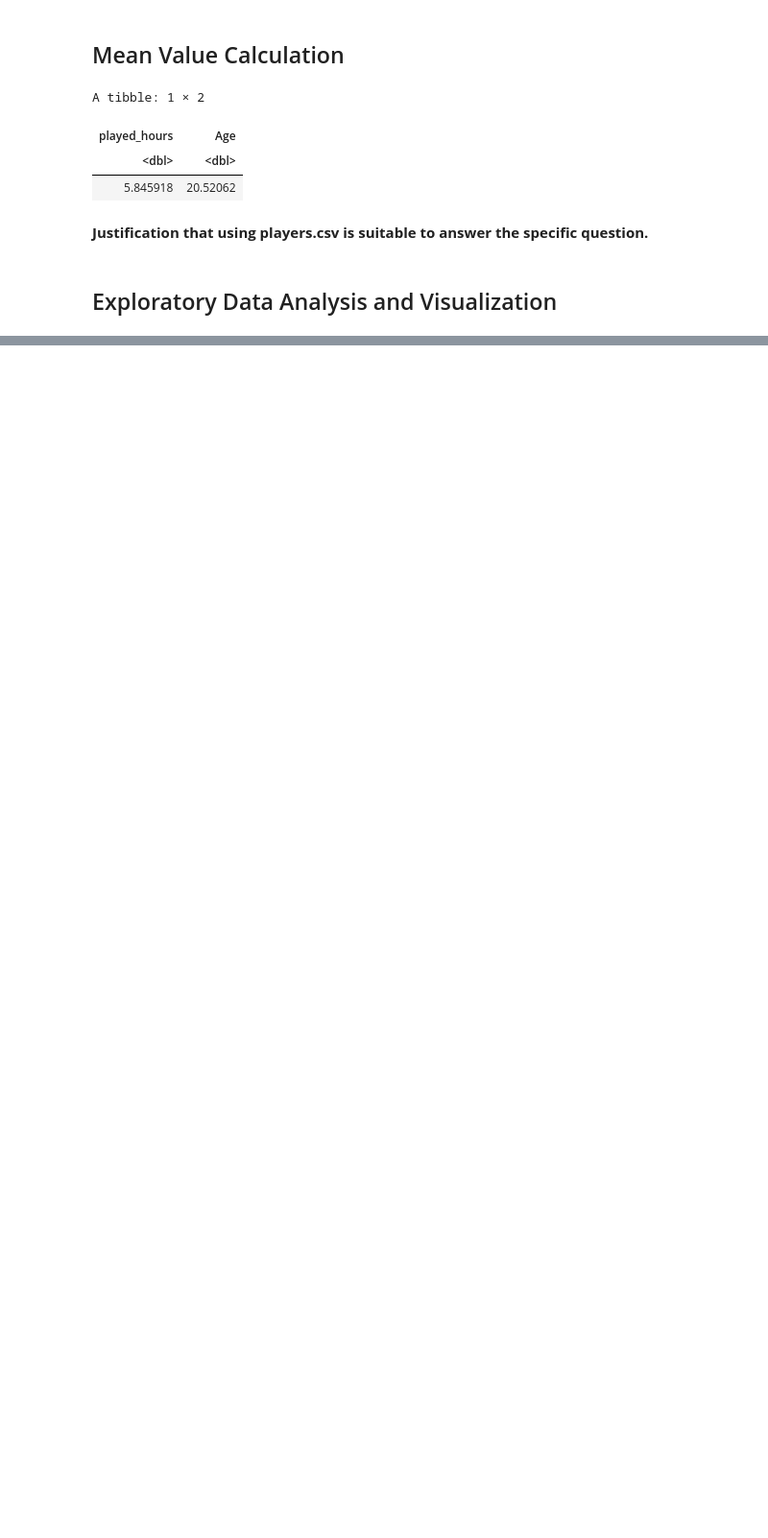
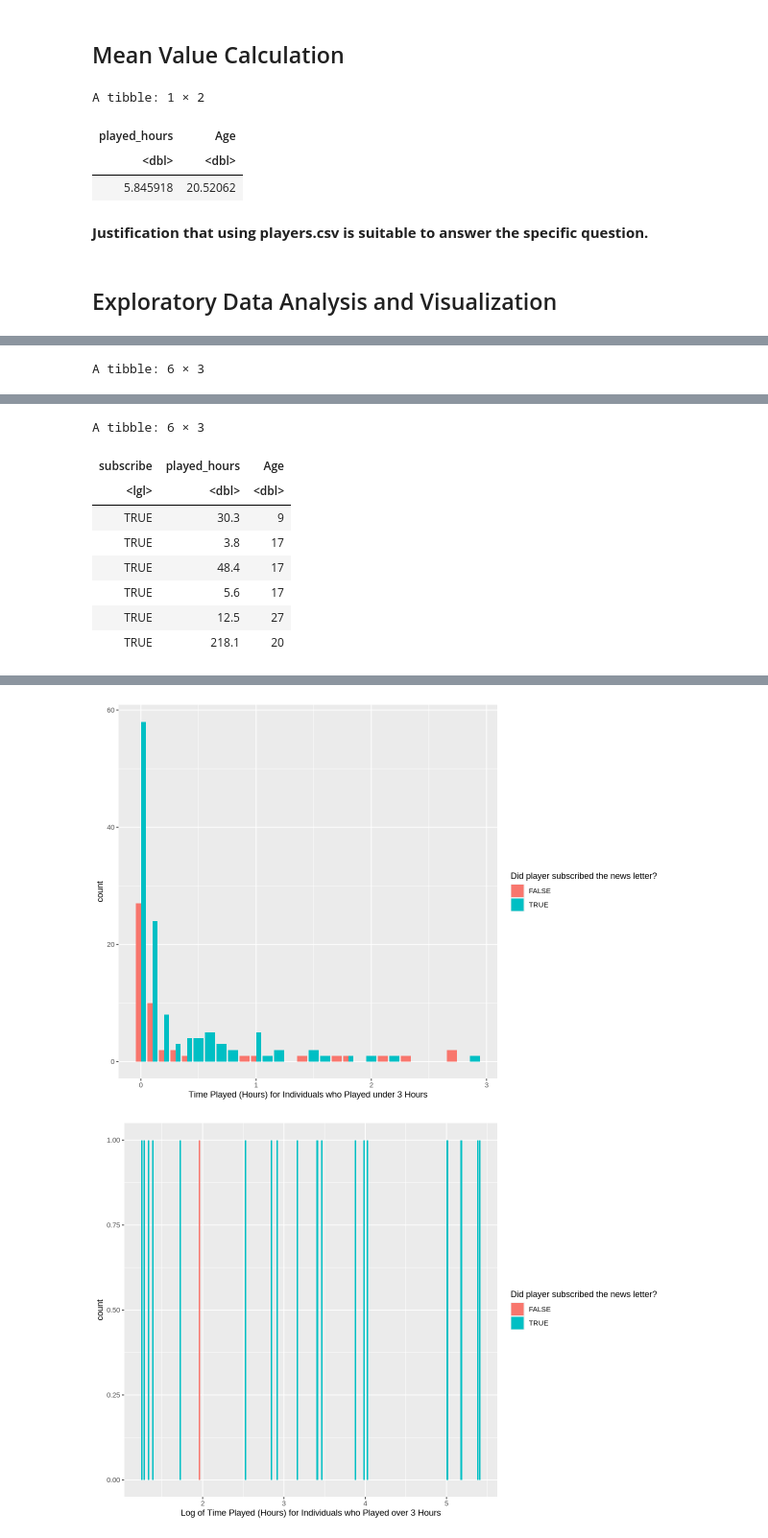
Before and after one commit to svipond2/dscigroupproject2, a Jupyter notebook: project2.ipynb, the cells around one changed output, grey strips where cells are left out. Shown at 96% size. Drawn from its saved outputs; the diff is of its cells as text; code cells hidden in the pictures; blank space fills up the shorter version.

```diff
--- a/project2.ipynb
+++ b/project2.ipynb
@@ -133,9 +158,27 @@ subscirbe_hours_plot
 # %%
 # Copied the code from Zoe's for comparison
 # Modified so that the subscribed and unsubscribed piles up separatory.
+options(repr.plot.width=10, repr.plot.height=7)
 
-played_hours_plot <- players_separated |>
-                        ggplot(aes( x=played_hours, fill=is_subscribed))+
-                        geom_histogram( stat="count", position= "dodge", bins=30, binwidth=1)+
-                        labs(x="Time Played (Hours)", fill="Did player subscribed the news letter?")
-played_hours_plot
+players_separate_1 <- players_select |>
+                        filter(played_hours <= 3)
+players_separate_2 <- players_select |>
+                        filter(played_hours >=3)
+
+head(players_separate_1)
+head(players_separate_2)
+
+played_hours_small_plot <- players_separate_1|>
+                        ggplot(aes(x=played_hours, fill=subscribe))+
+                        geom_histogram( stat="count", position= "dodge", bins=30, binwidth=10)+
+                        labs(x="Time Played (Hours) for Individuals who Played under 3 Hours", fill="Did player subscribed the news letter?")
+played_hours_small_plot
+
+played_hours_large_plot <- players_separate_2|>
+                        mutate(played_hours_log = log(played_hours))|>
+                        ggplot(aes(x=played_hours_log, fill=subscribe))+
+                        geom_histogram( stat="count", position= "dodge", bins=30, binwidth=10)+
+                        labs(x="Log of Time Played (Hours) for Individuals who Played over 3 Hours", fill="Did player subscribed the news letter?")
+played_hours_large_plot
+# %% [output]
+A tibble: 6 × 3
@@ -141,0 +193,9 @@ played_hours_plot
+A tibble: 6 × 3
+| subscribe | played_hours | Age |
+| <lgl> | <dbl> | <dbl> |
+| TRUE | 30.3 | 9 |
+| TRUE | 3.8 | 17 |
+| TRUE | 48.4 | 17 |
+| TRUE | 5.6 | 17 |
+| TRUE | 12.5 | 27 |
+| TRUE | 218.1 | 20 |
@@ -141,0 +206,2 @@ played_hours_plot
+[figure, added]
+[figure, added]
```
Also changed, not shown: parts of 9 cells of this notebook.
